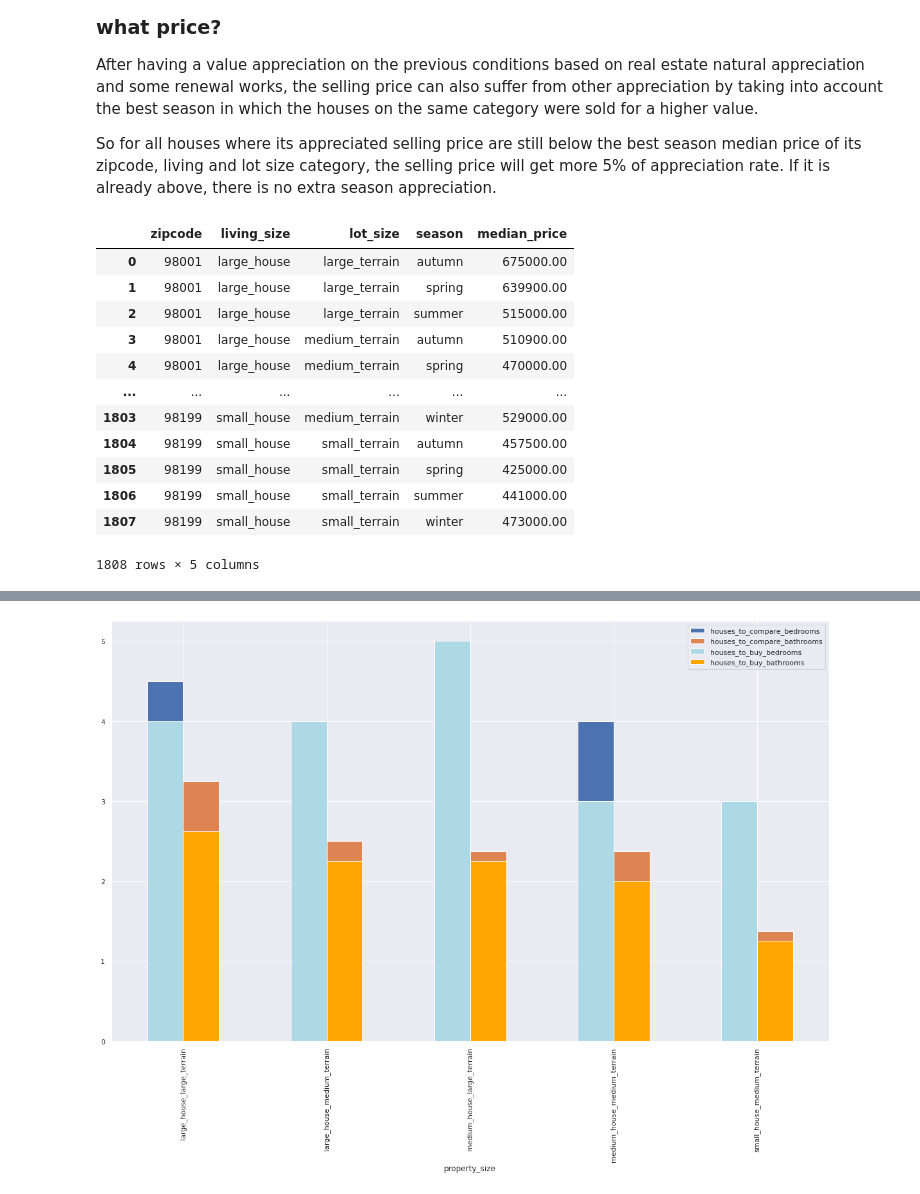
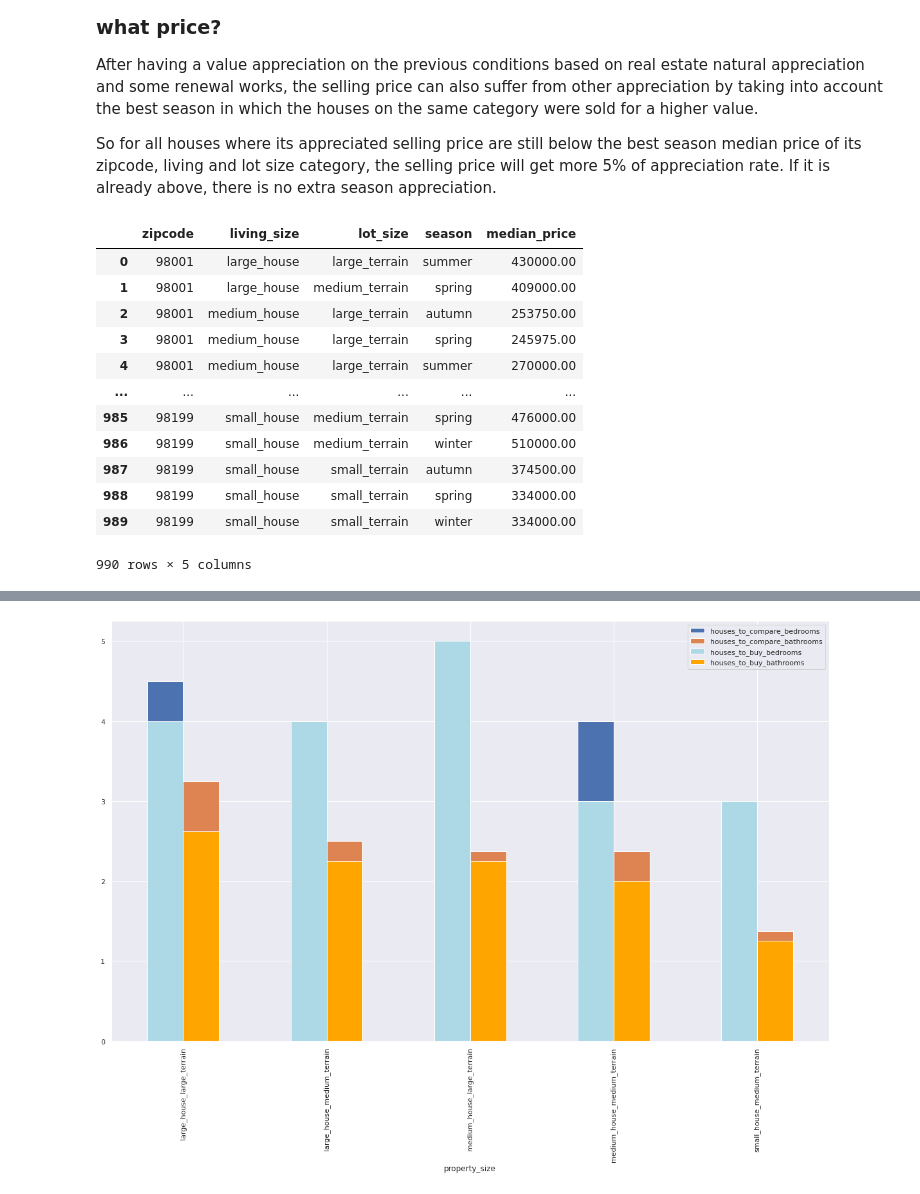
Before and after one commit to MikeMadeira/HouseSales-RecommendationSystem, a Jupyter notebook: houses_recommendations.ipynb, the cells around one changed output, grey strips where cells are left out. Cells and saved outputs as stored; diff of their text form; code cells hidden in the pictures.

```diff
--- a/houses_recommendations.ipynb
+++ b/houses_recommendations.ipynb
@@ -969,7 +1032,7 @@ house_df_ins['%_value_below_median_price'] = (1 - (house_df_ins['price']/house_d
 # %%
 # set a selling price
 
-house_df_ins['selling_price'] = house_df_ins[['price','condition','status','%_value_below_median_price']].apply(lambda x: x[0] if (x[1] == 3) & (x[2] == 'to consider')\
+house_df_ins['selling_price'] = house_df_ins[['price','condition','status','perc_value_below_median_price']].apply(lambda x: x[0] if (x[1] == 3) & (x[2] == 'to consider')\
                                                                                                                      else x[0]*1.5 if (x[1] == 4) & (x[2] == 'to buy') & (x[3] > 50 and x[3] < 75)\
                                                                                                                      else x[0]*1.25 if (x[1] == 4) & (x[2] == 'to buy') & (x[3] > 25 and x[3] < 50)\
                                                                                                                      else x[0]*1.125 if (x[1] == 4) & (x[2] == 'to buy') & (x[3] > 0 and x[3] < 25)\
@@ -993,5 +1056,5 @@ house_df_ins[['id','zipcode','price','median_price','price_m2','median_price_m2'
 
 house_df_ins['profit_est'] = house_df_ins['selling_price'] - house_df_ins['price']
 # %%
-house_df_ins.sort_values(by=['%_value_below_median_price', 'condition', 'profit_est'], ascending=[False,True,False], inplace=True)
+house_df_ins.sort_values(by=['perc_value_below_median_price', 'condition', 'profit_est'], ascending=[False,True,False], inplace=True)
 # %%
@@ -1016,7 +1079,7 @@ house_df_ins.loc[(house_df_ins['%_value_below_median_price'] > 0) & (house_df_in
 | 10127 | 5495200040 | 2015-01-26 | 610000.00 | 4 | 8 | 98006 | 5 | 3.25 | 47.57 | -122.12 | ... |
 | 19784 | 5016002275 | 2014-06-02 | 610000.00 | 4 | 8 | 98112 | 5 | 2.50 | 47.62 | -122.30 | ... |
 # %%
-recommended_houses_ordered = house_df_ins.loc[(house_df_ins['%_value_below_median_price'] > 0) & (house_df_ins['status'] == 'to buy'),:].copy(deep=True)
+recommended_houses_ordered = house_df_ins.loc[(house_df_ins['perc_value_below_median_price'] > 0) & (house_df_ins['status'] == 'to buy'),:].copy(deep=True)
 # %%
 recommended_houses_ordered.shape[0]
 # %% [output]
@@ -1141,37 +1204,37 @@ So for all houses where its appreciated selling price are still below the best s
 # %%
 # Extract a season column through date
 
-house_df_ins['season'] = house_df_ins[['price','date']].apply(lambda x: 'spring' if pd.to_datetime(x[1]).month in (4,5,6)
-                                                                   else 'summer' if pd.to_datetime(x[1]).month in (7,8,9)
-                                                                   else 'autumn' if pd.to_datetime(x[1]).month in (10,11,12)
-                                                                   else 'winter', axis=1)
+recommended_houses_ordered['season'] = recommended_houses_ordered[['price','date']].apply(lambda x: 'spring' if pd.to_datetime(x[1]).month in (4,5,6)
+                                                                                               else 'summer' if pd.to_datetime(x[1]).month in (7,8,9)
+                                                                                               else 'autumn' if pd.to_datetime(x[1]).month in (10,11,12)
+                                                                                               else 'winter', axis=1)
 
-house_df_ins.loc[(house_df_ins['date'].dt.month == 3) & (house_df_ins['date'].dt.day > 19),'season'] = 'spring'
-house_df_ins.loc[(house_df_ins['date'].dt.month == 6) & (house_df_ins['date'].dt.day > 20),'season'] = 'summer'
-house_df_ins.loc[(house_df_ins['date'].dt.month == 9) & (house_df_ins['date'].dt.day > 21),'season'] = 'autumn'
-house_df_ins.loc[(house_df_ins['date'].dt.month == 12) & (house_df_ins['date'].dt.day > 20),'season'] = 'winter'
+recommended_houses_ordered.loc[(recommended_houses_ordered['date'].dt.month == 3) & (recommended_houses_ordered['date'].dt.day > 19),'season'] = 'spring'
+recommended_houses_ordered.loc[(recommended_houses_ordered['date'].dt.month == 6) & (recommended_houses_ordered['date'].dt.day > 20),'season'] = 'summer'
+recommended_houses_ordered.loc[(recommended_houses_ordered['date'].dt.month == 9) & (recommended_houses_ordered['date'].dt.day > 21),'season'] = 'autumn'
+recommended_houses_ordered.loc[(recommended_houses_ordered['date'].dt.month == 12) & (recommended_houses_ordered['date'].dt.day > 20),'season'] = 'winter'
 # %%
-groups_zip_sizes_season = house_df_ins[['price', 'zipcode','living_size','lot_size','season']].groupby(['zipcode','living_size','lot_size','season'])
+groups_zip_sizes_season = recommended_houses_ordered[['price', 'zipcode','living_size','lot_size','season']].groupby(['zipcode','living_size','lot_size','season'])
 
 median_price_per_season = groups_zip_sizes_season.median().reset_index()
 
 median_price_per_season.columns = ['zipcode','living_size','lot_size','season', 'median_price']
 
 median_price_per_season
 # %% [output]
 |  | zipcode | living_size | lot_size | season | median_price |
-| 0 | 98001 | large_house | large_terrain | autumn | 675000.00 |
-| 1 | 98001 | large_house | large_terrain | spring | 639900.00 |
-| 2 | 98001 | large_house | large_terrain | summer | 515000.00 |
-| 3 | 98001 | large_house | medium_terrain | autumn | 510900.00 |
-| 4 | 98001 | large_house | medium_terrain | spring | 470000.00 |
+| 0 | 98001 | large_house | large_terrain | summer | 430000.00 |
+| 1 | 98001 | large_house | medium_terrain | spring | 409000.00 |
+| 2 | 98001 | medium_house | large_terrain | autumn | 253750.00 |
+| 3 | 98001 | medium_house | large_terrain | spring | 245975.00 |
+| 4 | 98001 | medium_house | large_terrain | summer | 270000.00 |
 | ... | ... | ... | ... | ... | ... |
-| 1803 | 98199 | small_house | medium_terrain | winter | 529000.00 |
-| 1804 | 98199 | small_house | small_terrain | autumn | 457500.00 |
-| 1805 | 98199 | small_house | small_terrain | spring | 425000.00 |
-| 1806 | 98199 | small_house | small_terrain | summer | 441000.00 |
-| 1807 | 98199 | small_house | small_terrain | winter | 473000.00 |
+| 985 | 98199 | small_house | medium_terrain | spring | 476000.00 |
+| 986 | 98199 | small_house | medium_terrain | winter | 510000.00 |
+| 987 | 98199 | small_house | small_terrain | autumn | 374500.00 |
+| 988 | 98199 | small_house | small_terrain | spring | 334000.00 |
+| 989 | 98199 | small_house | small_terrain | winter | 334000.00 |
-1808 rows × 5 columns
+990 rows × 5 columns
 # %%
 unique_indices = median_price_per_season[['zipcode','living_size','lot_size']].drop_duplicates()
 
```
Also changed, not shown: parts of 32 cells of this notebook, 3 other files.
